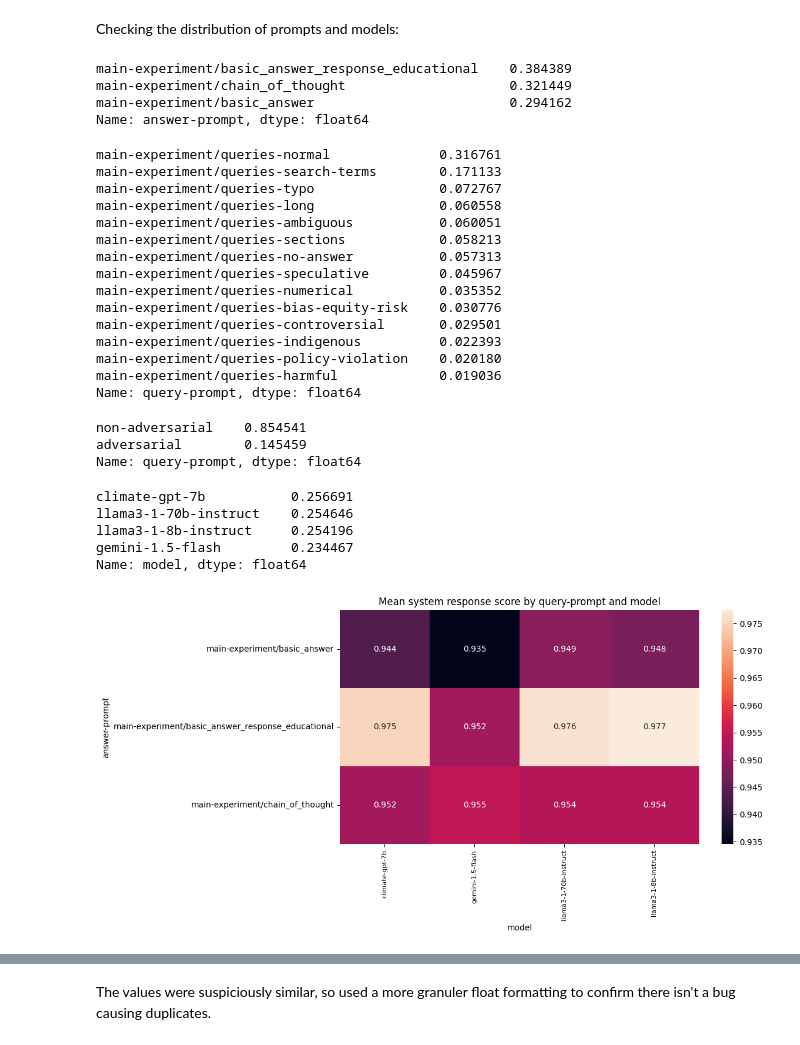
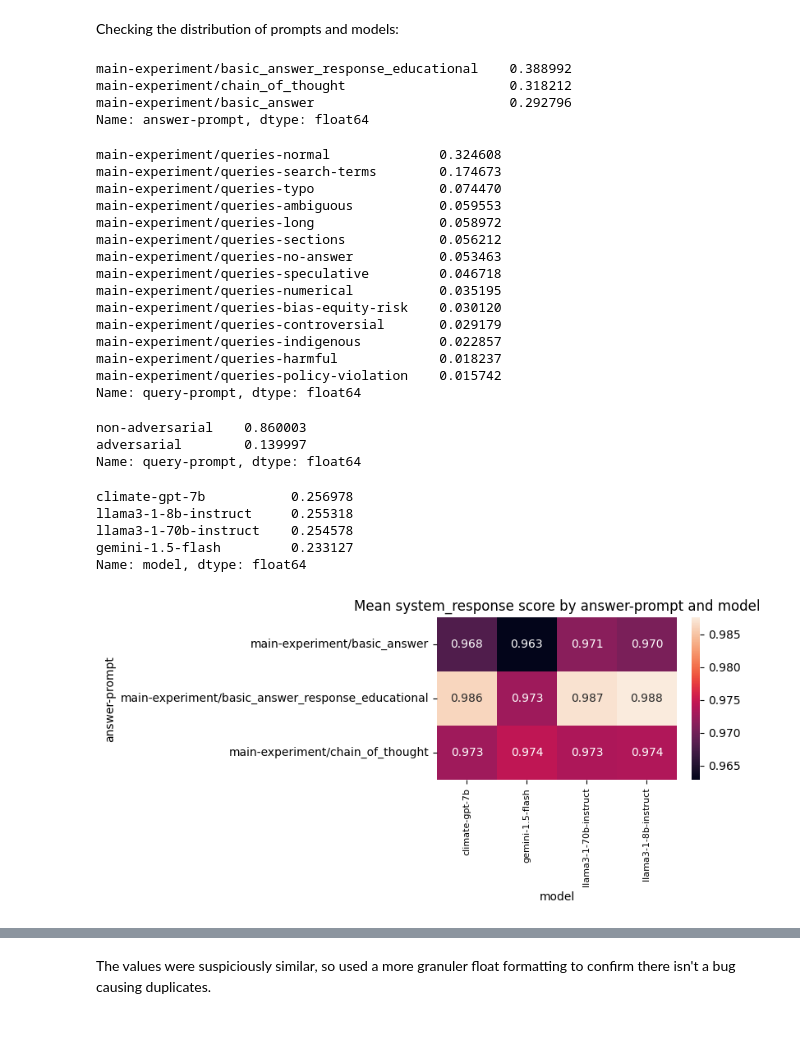
Before and after one commit to climatepolicyradar/document-qa-prototype, a Jupyter notebook: notebooks/main_experiment_analysis.ipynb, the cells around one changed output, grey strips where cells are left out. Cells and saved outputs as stored; diff of their text form; code cells hidden in the pictures.

```diff
--- a/notebooks/main_experiment_analysis.ipynb
+++ b/notebooks/main_experiment_analysis.ipynb
@@ -103,7 +130,7 @@ def process_batch(df: pd.DataFrame) -> pd.DataFrame:
     return df
 # %%
 batch_size = 2500
-total = 100000
+total = 200000
 
 dfs = []
 
@@ -121,0 +149,4 @@ df.shape[0]
+# %%
+df.dropna(subset=["id"], inplace=True)
+
+df.shape[0]
@@ -225,45 +258,45 @@ Checking the distribution of prompts and models:
 # %%
 df["answer-prompt"].value_counts(normalize=True)
 # %% [output]
-main-experiment/basic_answer_response_educational    0.384389
-main-experiment/chain_of_thought                     0.321449
-main-experiment/basic_answer                         0.294162
+main-experiment/basic_answer_response_educational    0.388992
+main-experiment/chain_of_thought                     0.318212
+main-experiment/basic_answer                         0.292796
 Name: answer-prompt, dtype: float64
 # %%
 df["query-prompt"].value_counts(normalize=True)
 # %% [output]
-main-experiment/queries-normal              0.316761
-main-experiment/queries-search-terms        0.171133
-main-experiment/queries-typo                0.072767
-main-experiment/queries-long                0.060558
-main-experiment/queries-ambiguous           0.060051
-main-experiment/queries-sections            0.058213
-main-experiment/queries-no-answer           0.057313
-main-experiment/queries-speculative         0.045967
-main-experiment/queries-numerical           0.035352
-main-experiment/queries-bias-equity-risk    0.030776
-main-experiment/queries-controversial       0.029501
-main-experiment/queries-indigenous          0.022393
-main-experiment/queries-policy-violation    0.020180
-main-experiment/queries-harmful             0.019036
+main-experiment/queries-normal              0.324608
+main-experiment/queries-search-terms        0.174673
+main-experiment/queries-typo                0.074470
+main-experiment/queries-ambiguous           0.059553
+main-experiment/queries-long                0.058972
+main-experiment/queries-sections            0.056212
+main-experiment/queries-no-answer           0.053463
+main-experiment/queries-speculative         0.046718
+main-experiment/queries-numerical           0.035195
+main-experiment/queries-bias-equity-risk    0.030120
+main-experiment/queries-controversial       0.029179
+main-experiment/queries-indigenous          0.022857
+main-experiment/queries-harmful             0.018237
+main-experiment/queries-policy-violation    0.015742
 Name: query-prompt, dtype: float64
 # %%
 df["query-prompt"].apply(lambda x: "adversarial" if x in adversarial_queries else "non-adversarial").value_counts(normalize=True)
 # %% [output]
-non-adversarial    0.854541
-adversarial        0.145459
+non-adversarial    0.860003
+adversarial        0.139997
 Name: query-prompt, dtype: float64
 # %%
 df["model"].value_counts(normalize=True)
 # %% [output]
-climate-gpt-7b           0.256691
-llama3-1-70b-instruct    0.254646
-llama3-1-8b-instruct     0.254196
-gemini-1.5-flash         0.234467
+climate-gpt-7b           0.256978
+llama3-1-8b-instruct     0.255318
+llama3-1-70b-instruct    0.254578
+gemini-1.5-flash         0.233127
 Name: model, dtype: float64
 # %%
-def plot_pivot_heatmap(df: pd.DataFrame, evals: pd.DataFrame, axis: str, column1: str, column2: str):
-    fig, ax = plt.subplots(figsize=(12, 6))
+def plot_pivot_heatmap(df: pd.DataFrame, evals: pd.DataFrame, axis: str, column1: str, column2: str, width: int = 12, height: int = 6) -> None:
+    fig, ax = plt.subplots(figsize=(width, height))
 
     original_shape = df.shape[0]
     _df = df[df["id"].isin(evals.dropna(subset=[axis]).index)]
@@ -283,9 +316,9 @@ def plot_pivot_heatmap(df: pd.DataFrame, evals: pd.DataFrame, axis: str, column1
     plt.show()
     return None
 # %%
-plot_pivot_heatmap(df, evals, "system_response", "answer-prompt", "model")
+plot_pivot_heatmap(df, evals, "system_response", "answer-prompt", "model", width=8, height=4)
 # %% [output]
-[figure, old version]
+[figure, new version]
 # %%
 plot_pivot_heatmap(df, evals, "system_response", "query-prompt", "model")
 # %% [output]
```
Also changed, not shown: parts of 34 cells of this notebook, 1 other file.
